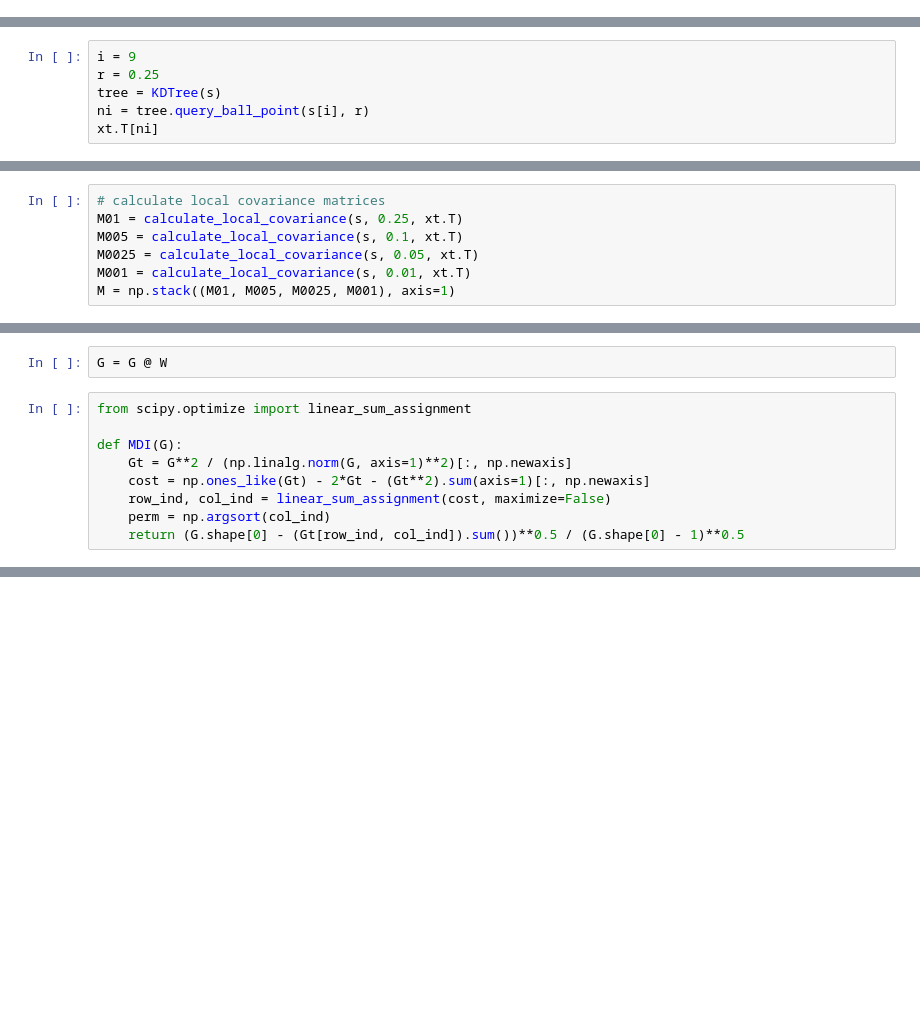
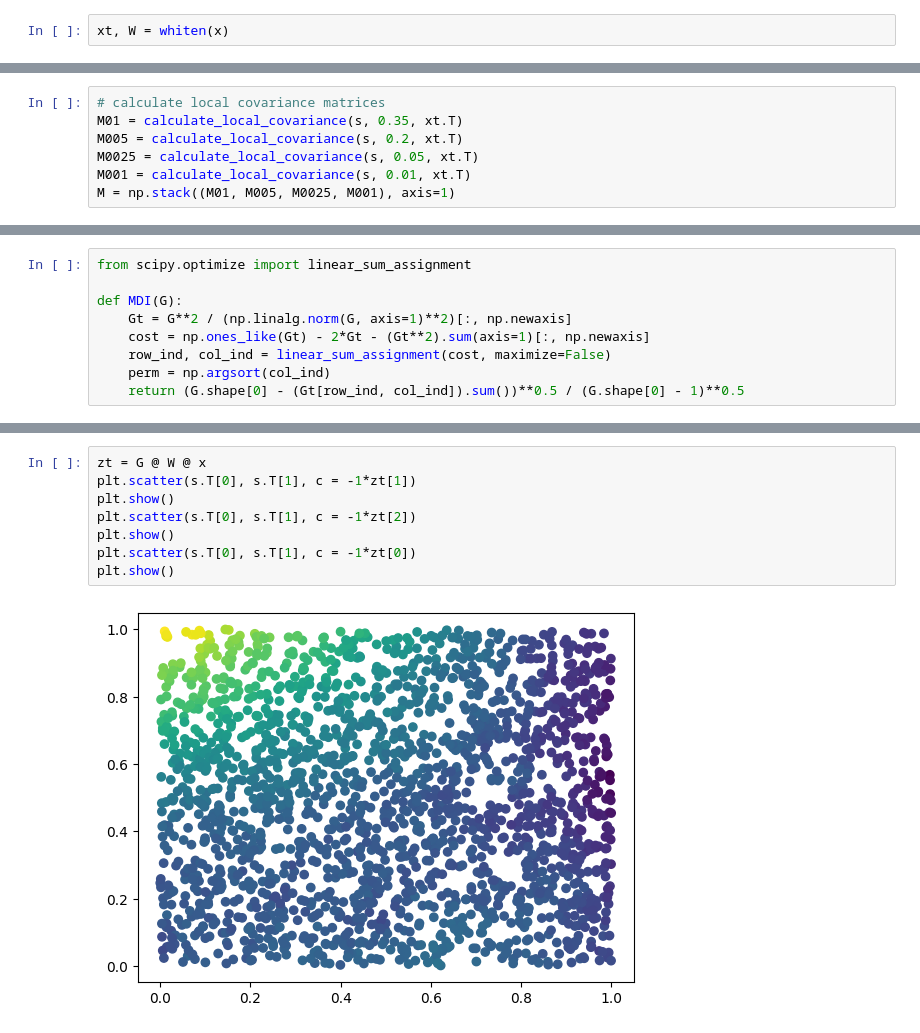
Before and after one commit to imanring/AML_Final_Project, a Jupyter notebook: src/SBSS.ipynb, the cells around one changed output, grey strips where cells are left out. Drawn from its saved outputs; the diff is of its cells as text; blank space fills up the shorter version.

```diff
--- a/src/SBSS.ipynb
+++ b/src/SBSS.ipynb
@@ -35,3 +82,5 @@ xt = W @ x
+# %%
+xt, W = whiten(x)
 # %%
 # xt is whitened
 np.cov(xt)
@@ -71,9 +120,3 @@ def calculate_local_covariance(points, radius, variables):
         covariance_matrix += np.einsum('j, ik -> jk', variables[i], neighbors)
 
     return covariance_matrix / variables.shape[0]
-# %%
-i = 9
-r = 0.25
-tree = KDTree(s)
-ni = tree.query_ball_point(s[i], r)
-xt.T[ni]
@@ -127,7 +123,7 @@ array([[ 0.97383536, -0.18341667, -0.11441654],
 # %%
 # calculate local covariance matrices
-M01 = calculate_local_covariance(s, 0.25, xt.T)
-M005 = calculate_local_covariance(s, 0.1, xt.T)
+M01 = calculate_local_covariance(s, 0.35, xt.T)
+M005 = calculate_local_covariance(s, 0.2, xt.T)
 M0025 = calculate_local_covariance(s, 0.05, xt.T)
 M001 = calculate_local_covariance(s, 0.01, xt.T)
 M = np.stack((M01, M005, M0025, M001), axis=1)
@@ -212,5 +191,3 @@ array([[ 1.00000000e+00,  3.89190797e-16, -3.12132261e-16],
-# %%
-G = G @ W
 # %%
 from scipy.optimize import linear_sum_assignment
 
@@ -262,0 +222,10 @@ plt.show()
+# %%
+zt = G @ W @ x
+plt.scatter(s.T[0], s.T[1], c = -1*zt[1])
+plt.show()
+plt.scatter(s.T[0], s.T[1], c = -1*zt[2])
+plt.show()
+plt.scatter(s.T[0], s.T[1], c = -1*zt[0])
+plt.show()
+# %% [output]
+[figure, new version]
```
Also changed, not shown: parts of 27 cells of this notebook.
